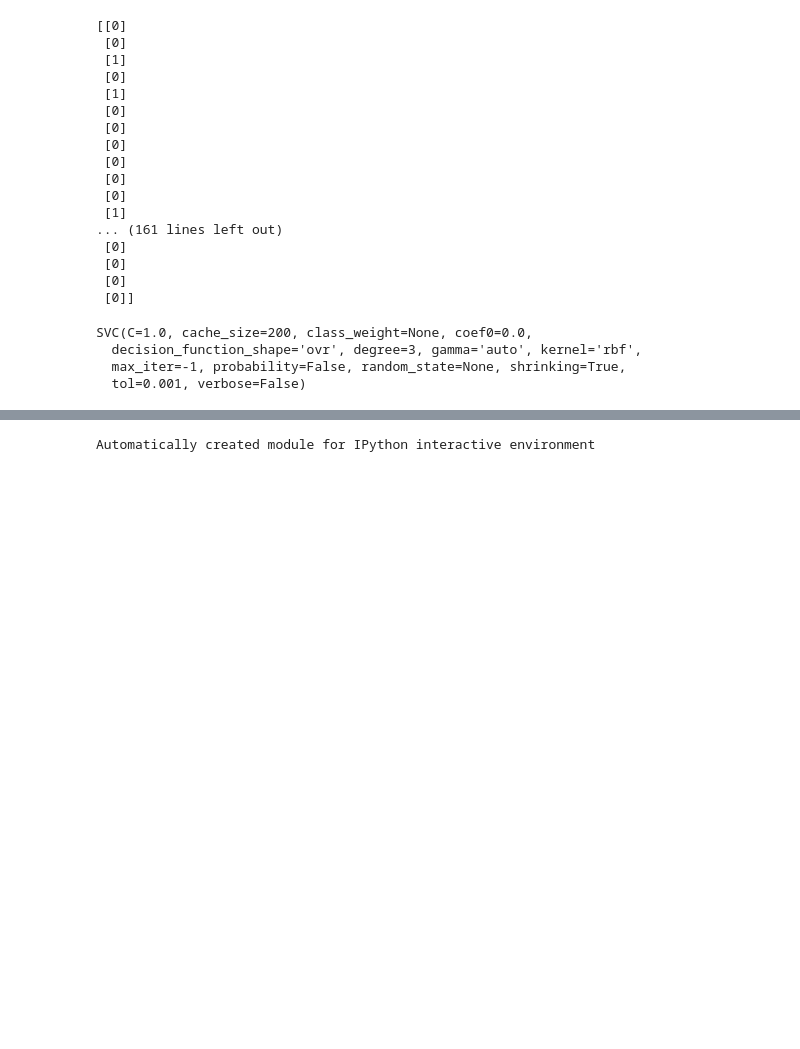
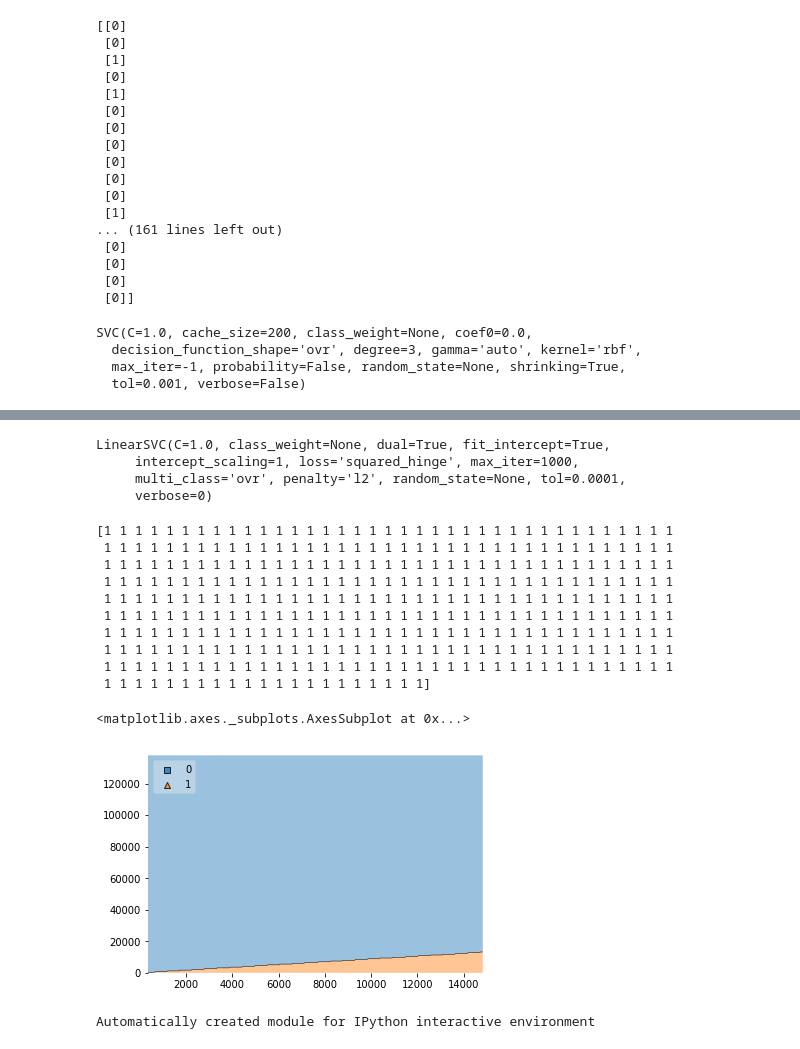
Before and after one commit to zence/Machine-Learning, a Jupyter notebook: SVM.ipynb, the cells around one changed output, grey strips where cells are left out. Drawn from its saved outputs; the diff is of its cells as text; code cells hidden in the pictures; blank space fills up the shorter version.

```diff
--- a/SVM.ipynb
+++ b/SVM.ipynb
@@ -19,18 +19,18 @@ print(os.getcwd())
 training_set = pd.read_csv("../../data/training_her2.tsv", sep="\t")
 # %%
 
-total_set = pd.read_csv("../../data/total_her2.tsv", sep="\t")
+testing_set = pd.read_csv("../../data/testing_her2.tsv", sep="\t")
 # %%
-total_labels = pd.DataFrame(data=total_set['her2_status_by_ihc'])
+testing_labels = pd.DataFrame(data=testing_set['her2_status_by_ihc'])
 
 # training_labels['her2_status_by_ihc'] = training_set['her2_status_by_ihc']
 
-total_set = total_set.iloc[:, :-1]
+testing_set = testing_set.iloc[:, :-1]
 
-print(total_labels)
+print(testing_labels)
 
 # print(training_labels['her2_status_by_ihc'] == 'Positive')
 
-total_labels['her2_status_by_ihc'] = (total_labels['her2_status_by_ihc'] == "Positive").astype(int)
+testing_labels['her2_status_by_ihc'] = (testing_labels['her2_status_by_ihc'] == "Positive").astype(int)
 # %% [output]
                              her2_status_by_ihc
@@ -182,3 +235,32 @@ array([[  100.,   594.],
+# %%
+lin_clf = svm.LinearSVC()
+lin_clf.fit(training_set[['BCL6', 'EGR1', 'SOD2', 'FOS', 'ANXA1']].values, training_labels.values.ravel())
+# %% [output]
+LinearSVC(C=1.0, class_weight=None, dual=True, fit_intercept=True,
+     intercept_scaling=1, loss='squared_hinge', max_iter=1000,
+     multi_class='ovr', penalty='l2', random_state=None, tol=0.0001,
+     verbose=0)
+# %%
+print(lin_clf.predict(testing_set[['BCL6', 'EGR1', 'SOD2', 'FOS', 'ANXA1']].values))
+print(testing_set[['BCL6', 'EGR1', 'SOD2', 'FOS', 'ANXA1']].values)
+
+plot_decision_regions(X=testing_set[['BCL6', 'EGR1', 'SOD2', 'FOS', 'ANXA1']].values,
+                      y=testing_labels.values.ravel(), clf=lin_clf, legend=2,
+                      filler_feature_values={2: 1, 3: 1, 4: 1},
+                      filler_feature_ranges={2: .75, 3: .75, 4: .75})
+# %% [output]
+[1 1 1 1 1 1 1 1 1 1 1 1 1 1 1 1 1 1 1 1 1 1 1 1 1 1 1 1 1 1 1 1 1 1 1 1 1
+ 1 1 1 1 1 1 1 1 1 1 1 1 1 1 1 1 1 1 1 1 1 1 1 1 1 1 1 1 1 1 1 1 1 1 1 1 1
+ 1 1 1 1 1 1 1 1 1 1 1 1 1 1 1 1 1 1 1 1 1 1 1 1 1 1 1 1 1 1 1 1 1 1 1 1 1
+ 1 1 1 1 1 1 1 1 1 1 1 1 1 1 1 1 1 1 1 1 1 1 1 1 1 1 1 1 1 1 1 1 1 1 1 1 1
+ 1 1 1 1 1 1 1 1 1 1 1 1 1 1 1 1 1 1 1 1 1 1 1 1 1 1 1 1 1 1 1 1 1 1 1 1 1
+ 1 1 1 1 1 1 1 1 1 1 1 1 1 1 1 1 1 1 1 1 1 1 1 1 1 1 1 1 1 1 1 1 1 1 1 1 1
+ 1 1 1 1 1 1 1 1 1 1 1 1 1 1 1 1 1 1 1 1 1 1 1 1 1 1 1 1 1 1 1 1 1 1 1 1 1
+ 1 1 1 1 1 1 1 1 1 1 1 1 1 1 1 1 1 1 1 1 1 1 1 1 1 1 1 1 1 1 1 1 1 1 1 1 1
+ 1 1 1 1 1 1 1 1 1 1 1 1 1 1 1 1 1 1 1 1 1 1 1 1 1 1 1 1 1 1 1 1 1 1 1 1 1
+ 1 1 1 1 1 1 1 1 1 1 1 1 1 1 1 1 1 1 1 1 1]
+<matplotlib.axes._subplots.AxesSubplot at 0x...>
+[figure, added]
 # %%
 print(__doc__)
 
```
Also changed, not shown: parts of 11 cells of this notebook, 1 other file.
